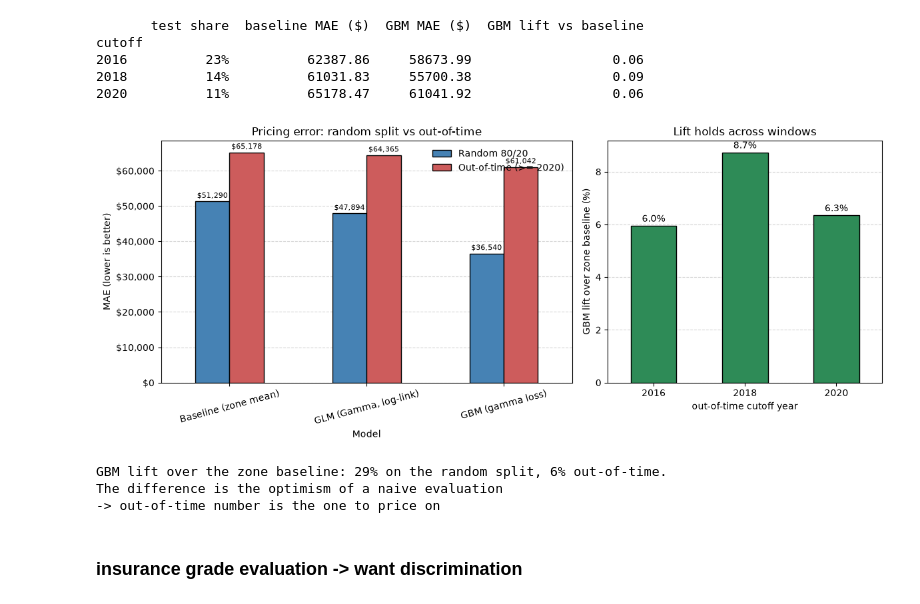
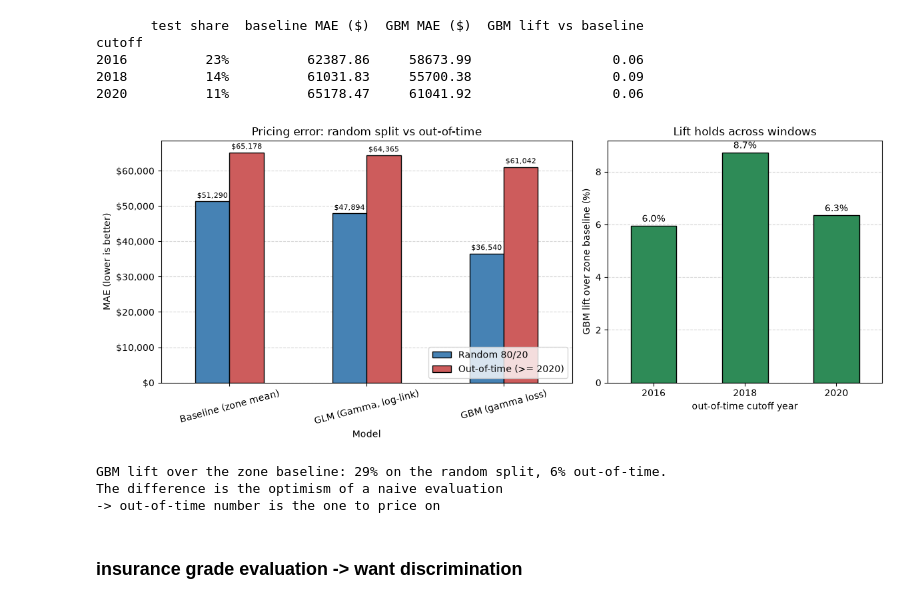
Before and after one commit to ytterbiu/smm284-AML-FIMA-flood-severity-g09, a Jupyter notebook: BE_notes.ipynb, the cells around one changed output. Drawn from its saved outputs; the diff is of its cells as text; code cells hidden in the pictures.

```diff
--- a/BE_notes.ipynb
+++ b/BE_notes.ipynb
@@ -1888,37 +1922,37 @@ ax1.set_ylabel("MAE (lower is better)")
 ax1.set_title("Pricing error: random split vs out-of-time")
 ax1.tick_params(axis="x", rotation=15)
 ax1.grid(axis="y", linestyle="--", alpha=0.5, zorder=0)
-ax1.legend(frameon=False)
+ax1.legend(loc="lower right", frameon=True)
 
 (sweep_df["GBM lift vs baseline"] * 100).plot(
     kind="bar", ax=ax2, color="seagreen", edgecolor="black", zorder=3
 )
 ax2.bar_label(ax2.containers[0], fmt="{:.1f}%", padding=2)
 ax2.set_ylabel("GBM lift over zone baseline (%)")
 ax2.set_xlabel("out-of-time cutoff year")
 ax2.set_title("Lift holds across windows")
 ax2.tick_params(axis="x", rotation=0)
 ax2.grid(axis="y", linestyle="--", alpha=0.5, zorder=0)
 
 plt.tight_layout()
 plt.show()
 
 lift_random = 1 - (
     results_df.loc["GBM (gamma loss)", "MAE ($)"]
     / results_df.loc["Baseline (zone mean)", "MAE ($)"]
 )
 lift_oot = 1 - (
     oot_df.loc["GBM (gamma loss)", "MAE ($)"]
     / oot_df.loc["Baseline (zone mean)", "MAE ($)"]
 )
 print(
     f"GBM lift over the zone baseline: {lift_random:.0%} on the random split, "
     f"{lift_oot:.0%} out-of-time."
 )
 print("The difference is the optimism of a naive evaluation")
 print("-> out-of-time number is the one to price on")
 # %% [output]
-[figure, old version]
+[figure, new version]
 GBM lift over the zone baseline: 29% on the random split, 6% out-of-time.
 The difference is the optimism of a naive evaluation
 -> out-of-time number is the one to price on
```
Also changed, not shown: parts of 15 cells of this notebook, 1 other file.
